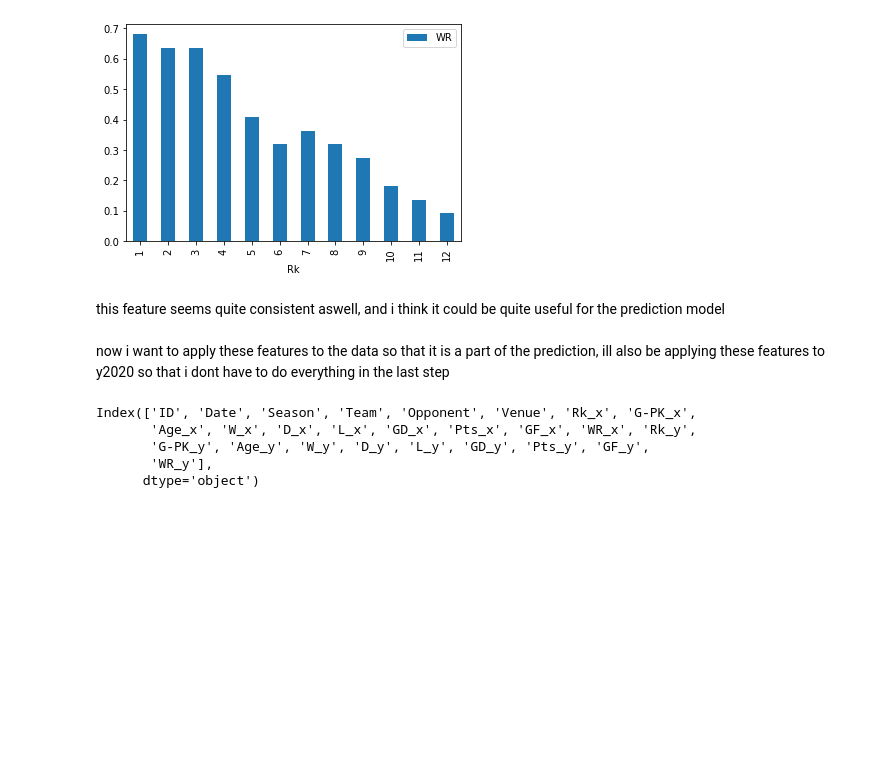
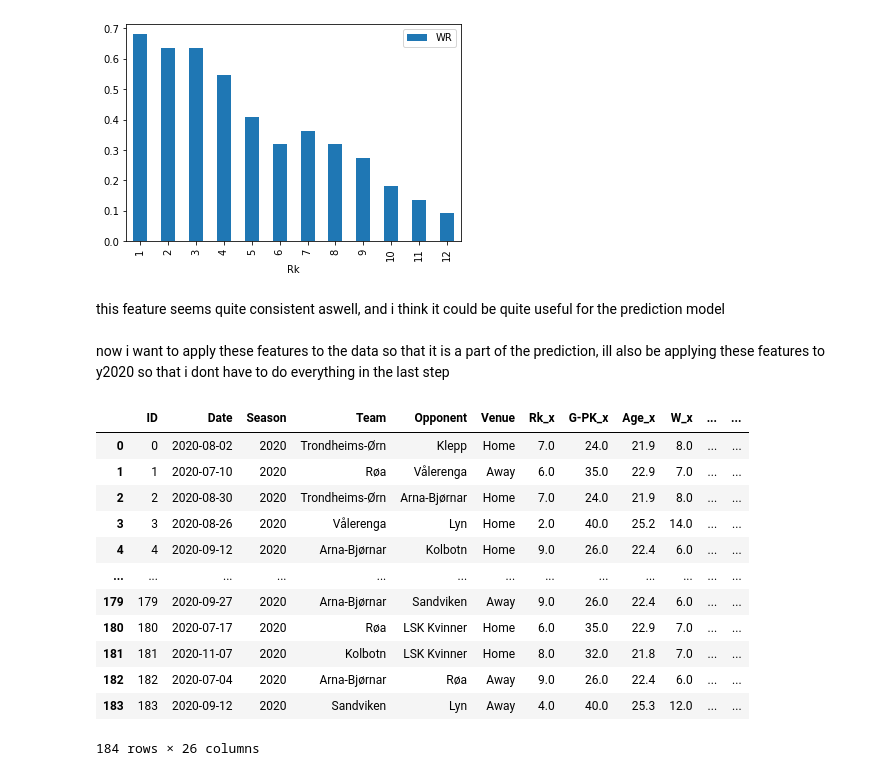
Before and after one commit to tobbensol/Football-Result-Prediction, a Jupyter notebook: preparation.ipynb, the cells around one changed output. Drawn from its saved outputs; the diff is of its cells as text; code cells hidden in the pictures; blank space fills up the shorter version.

```diff
--- a/preparation.ipynb
+++ b/preparation.ipynb
@@ -412,27 +412,35 @@ now i want to apply these features to the data so that it is a part of the predi
 # %%
 y2020 = pd.read_csv("prosjekt//2020//test.csv", encoding = "UTF-8")
 
 merged2018 = pd.merge(y2018, features2017, how = 'left', on=["Team"])
 merged2019 = pd.merge(y2019, features2018, how = 'left', on=["Team"])
 merged2020 = pd.merge(y2020, features2019, how = 'left', on=["Team"])
 
 features2017o = features2017.rename(columns={"Team": "Opponent"})
 features2018o = features2018.rename(columns={"Team": "Opponent"})
 features2019o = features2019.rename(columns={"Team": "Opponent"})
 
 merged2018 = pd.merge(merged2018, features2017o, how = 'left', on=["Opponent"])
 merged2019 = pd.merge(merged2019, features2018o, how = 'left', on=["Opponent"])
 y2020WithFeat = pd.merge(merged2020, features2019o, how = 'left', on=["Opponent"])
 
 prepared_data = pd.concat([y2017, pd.concat([merged2018, merged2019])])
 
 prepared_data = prepared_data.drop("Winner", axis = 1).reset_index(drop = True).fillna(0)
 y2020WithFeat = y2020WithFeat.reset_index(drop = True).fillna(0)
 
-y2020WithFeat.columns
+y2020WithFeat
 # %% [output]
+|  | ID | Date | Season | Team | Opponent | Venue | Rk_x | G-PK_x | Age_x | W_x | ... | ... |
+| 0 | 0 | 2020-08-02 | 2020 | Trondheims-Ørn | Klepp | Home | 7.0 | 24.0 | 21.9 | 8.0 | ... | ... |
+| 1 | 1 | 2020-07-10 | 2020 | Røa | Vålerenga | Away | 6.0 | 35.0 | 22.9 | 7.0 | ... | ... |
+| 2 | 2 | 2020-08-30 | 2020 | Trondheims-Ørn | Arna-Bjørnar | Home | 7.0 | 24.0 | 21.9 | 8.0 | ... | ... |
+| 3 | 3 | 2020-08-26 | 2020 | Vålerenga | Lyn | Home | 2.0 | 40.0 | 25.2 | 14.0 | ... | ... |
+| 4 | 4 | 2020-09-12 | 2020 | Arna-Bjørnar | Kolbotn | Home | 9.0 | 26.0 | 22.4 | 6.0 | ... | ... |
+| ... | ... | ... | ... | ... | ... | ... | ... | ... | ... | ... | ... | ... |
+| 179 | 179 | 2020-09-27 | 2020 | Arna-Bjørnar | Sandviken | Away | 9.0 | 26.0 | 22.4 | 6.0 | ... | ... |
+| 180 | 180 | 2020-07-17 | 2020 | Røa | LSK Kvinner | Home | 6.0 | 35.0 | 22.9 | 7.0 | ... | ... |
+| 181 | 181 | 2020-11-07 | 2020 | Kolbotn | LSK Kvinner | Home | 8.0 | 32.0 | 21.8 | 7.0 | ... | ... |
+| 182 | 182 | 2020-07-04 | 2020 | Arna-Bjørnar | Røa | Away | 9.0 | 26.0 | 22.4 | 6.0 | ... | ... |
+| 183 | 183 | 2020-09-12 | 2020 | Sandviken | Lyn | Away | 4.0 | 40.0 | 25.3 | 12.0 | ... | ... |
-Index(['ID', 'Date', 'Season', 'Team', 'Opponent', 'Venue', 'Rk_x', 'G-PK_x',
-       'Age_x', 'W_x', 'D_x', 'L_x', 'GD_x', 'Pts_x', 'GF_x', 'WR_x', 'Rk_y',
-       'G-PK_y', 'Age_y', 'W_y', 'D_y', 'L_y', 'GD_y', 'Pts_y', 'GF_y',
-       'WR_y'],
-      dtype='object')
+184 rows × 26 columns
```
Also changed, not shown: parts of 2 cells of this notebook, 11 other files.
